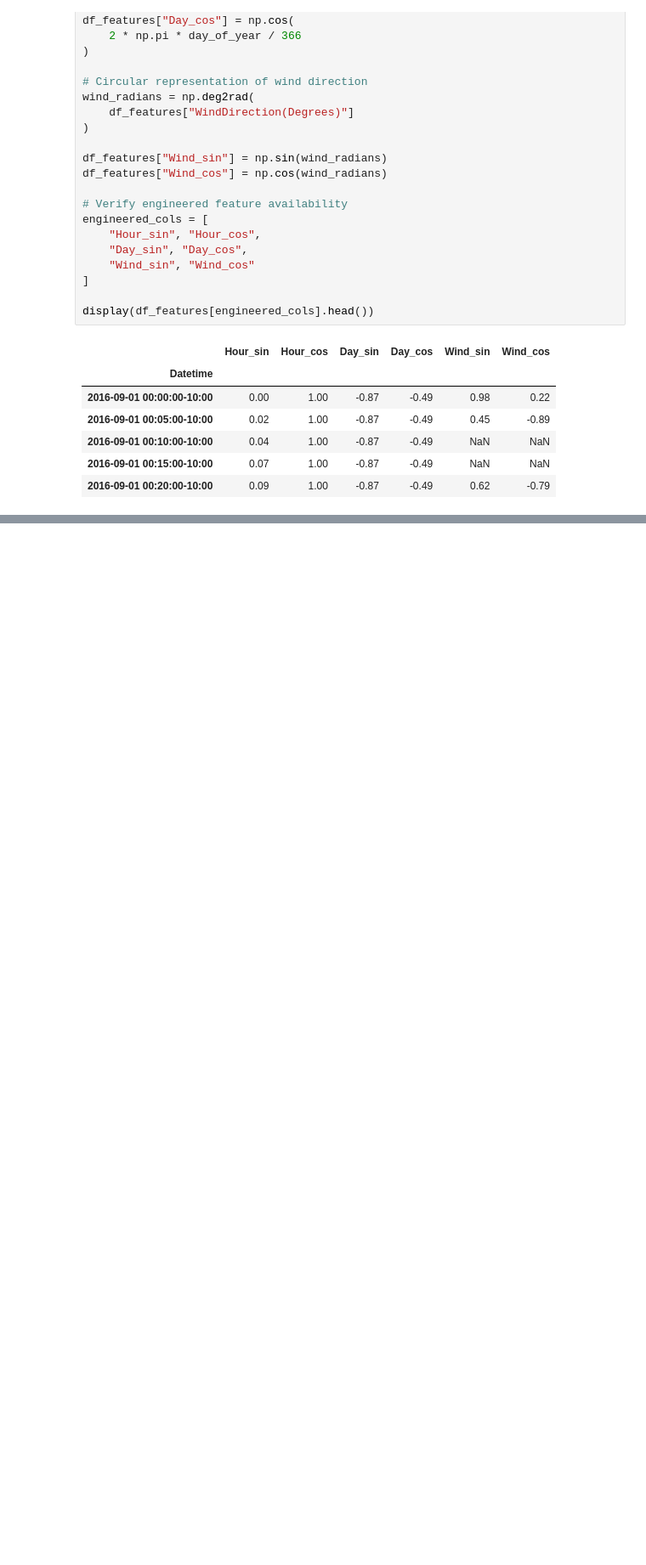
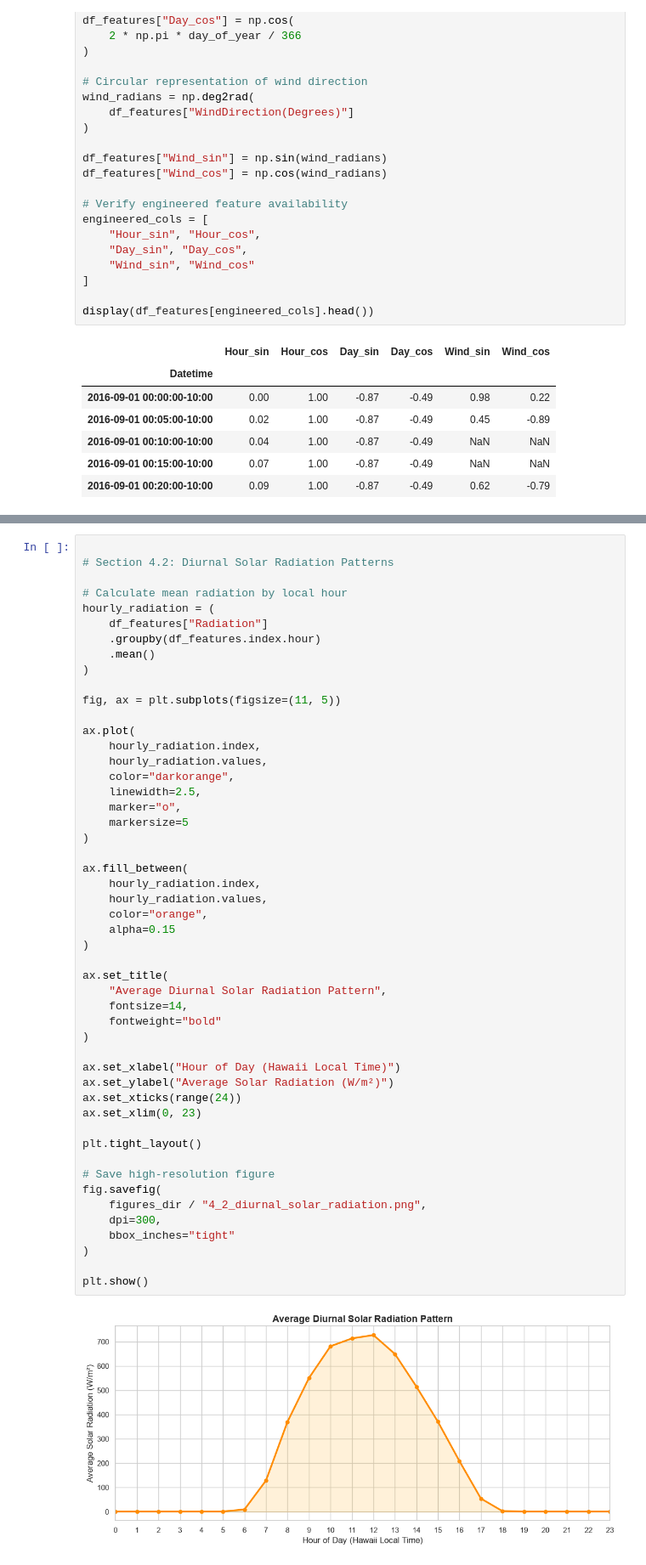
Before and after one commit to damisar/Solar-Radiation-Prediction, a Jupyter notebook: notebook/Solar_Radiation_Analysis.ipynb, the cells around one changed output, grey strips where cells are left out. Shown at 85% size. Drawn from its saved outputs; the diff is of its cells as text; blank space fills up the shorter version.

```diff
--- a/notebook/Solar_Radiation_Analysis.ipynb
+++ b/notebook/Solar_Radiation_Analysis.ipynb
@@ -748,0 +828,52 @@ display(df_features[engineered_cols].head())
+# %%
+
+# Section 4.2: Diurnal Solar Radiation Patterns
+
+# Calculate mean radiation by local hour
+hourly_radiation = (
+    df_features["Radiation"]
+    .groupby(df_features.index.hour)
+    .mean()
+)
+
+fig, ax = plt.subplots(figsize=(11, 5))
+
+ax.plot(
+    hourly_radiation.index,
+    hourly_radiation.values,
+    color="darkorange",
+    linewidth=2.5,
+    marker="o",
+    markersize=5
+)
+
+ax.fill_between(
+    hourly_radiation.index,
+    hourly_radiation.values,
+    color="orange",
+    alpha=0.15
+)
+
+ax.set_title(
+    "Average Diurnal Solar Radiation Pattern",
+    fontsize=14,
+    fontweight="bold"
+)
+
+ax.set_xlabel("Hour of Day (Hawaii Local Time)")
+ax.set_ylabel("Average Solar Radiation (W/m²)")
+ax.set_xticks(range(24))
+ax.set_xlim(0, 23)
+
+plt.tight_layout()
+
+# Save high-resolution figure
+fig.savefig(
+    figures_dir / "4_2_diurnal_solar_radiation.png",
+    dpi=300,
+    bbox_inches="tight"
+)
+
+plt.show()
+# %% [output]
+[figure, added]
```
Also changed, not shown: parts of 20 cells of this notebook, 6 other files.
